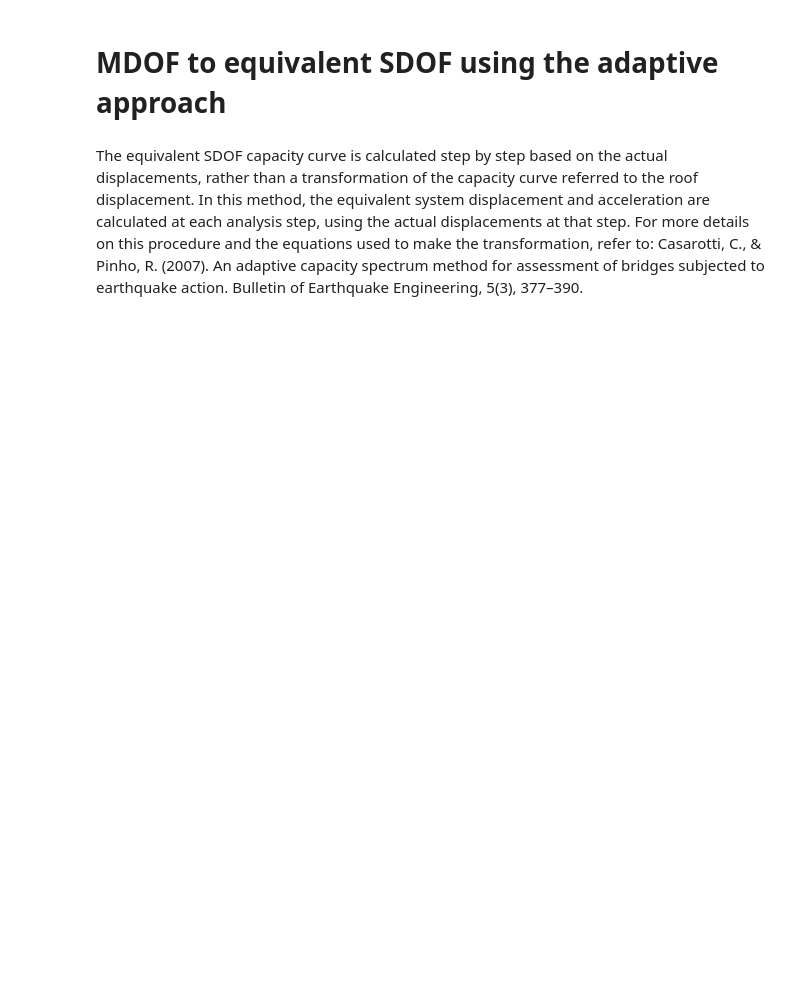
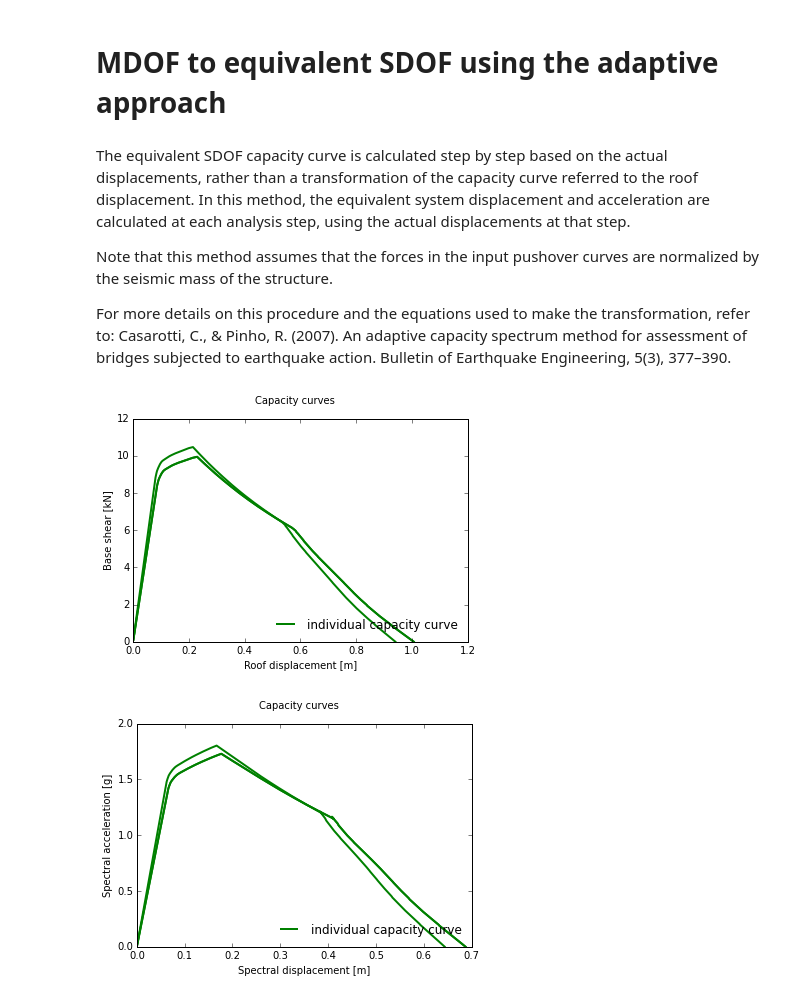
Before and after one commit to GEMScienceTools/rmtk, a Jupyter notebook: rmtk/vulnerability/mdof_to_sdof/adaptive/adaptive.ipynb, the cells around one changed output. Drawn from its saved outputs; the diff is of its cells as text; code cells hidden in the pictures; blank space fills up the shorter version.

Commit message:
add capacity curve plots to mdof->sdof notebooks

```diff
--- a/rmtk/vulnerability/mdof_to_sdof/adaptive/adaptive.ipynb
+++ b/rmtk/vulnerability/mdof_to_sdof/adaptive/adaptive.ipynb
@@ -2,5 +2,8 @@
 # MDOF to equivalent SDOF using the adaptive approach
 # %% [markdown]
 The equivalent SDOF capacity curve is calculated step by step based on the actual displacements, rather than a transformation of the capacity curve referred to the roof displacement. In this method, the equivalent system displacement and acceleration are calculated at each analysis step, using the actual displacements at that step.
+
+Note that this method assumes that the forces in the input pushover curves are normalized by the seismic mass of the structure.
+
 For more details on this procedure and the equations used to make the transformation, refer to: Casarotti, C., & Pinho, R. (2007). An adaptive capacity spectrum method for assessment of bridges subjected to earthquake action. Bulletin of Earthquake Engineering, 5(3), 377–390.
 # %%
@@ -16 +18,7 @@ sdof_capacity_curves = adaptive.mdof_to_sdof(capacity_curves)
 utils.save_SdSa_capacity_curves(sdof_capacity_curves,'../../../../../rmtk_data/capacity_curves_sdof_adaptive.csv')
+# %%
+utils.plot_capacity_curves(capacity_curves)
+utils.plot_capacity_curves(sdof_capacity_curves)
+# %% [output]
+[figure, added]
+[figure, added]
```
Also changed, not shown: parts of 2 cells of this notebook, 4 other files.
